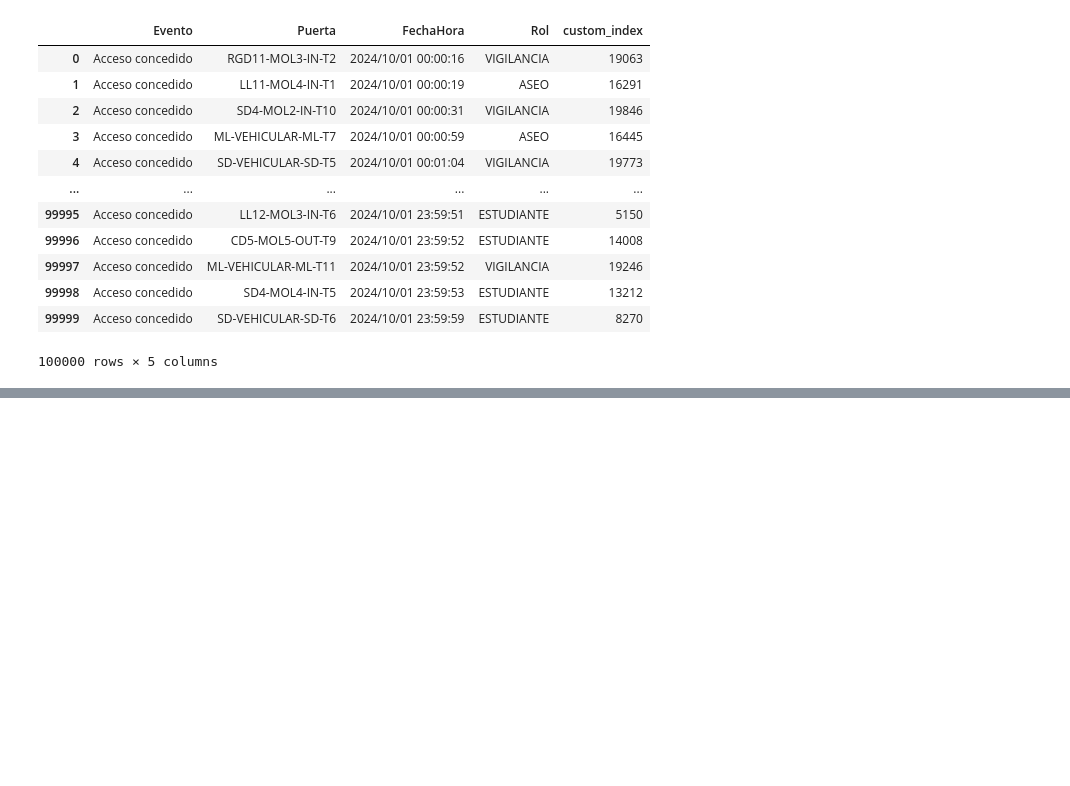
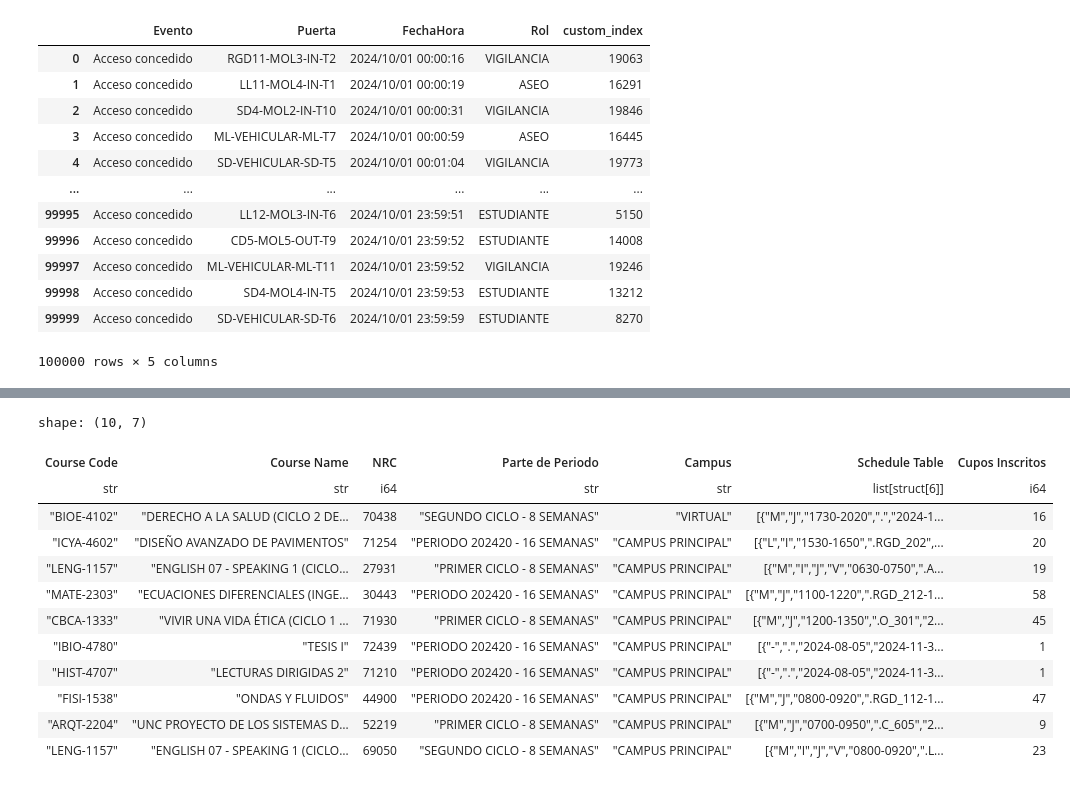
Before and after one commit to Sayala100/Thesis-SmartCampusVisualization, a Jupyter notebook: backend/notebooks/data_processing.ipynb, the cells around one changed output, grey strips where cells are left out. Saved outputs shown, nothing was run; the diff lists cells and outputs as text; code cells hidden in the pictures; blank space fills up the shorter version.

Commit message:
basic data clean

```diff
--- a/backend/notebooks/data_processing.ipynb
+++ b/backend/notebooks/data_processing.ipynb
@@ -133,0 +140,2 @@ for i, image in enumerate(images):
+# %%
+df = pl.read_csv('C:/Users/carlo/Desktop/2024-2/Tesis/Thesis-SmartCampusVisualization/scrap/formatted_data.csv', infer_schema_length=10000)
@@ -133,0 +153,21 @@ for i, image in enumerate(images):
+# %%
+# change the column type to list
+df = df.with_columns(
+    pl.col("Schedule Table").map_elements(literal_eval).alias("Schedule Table")
+)
+# %%
+df.sample(10)
+# %% [output]
+shape: (10, 7)
+| Course Code | Course Name | NRC | Parte de Periodo | Campus | Schedule Table | Cupos Inscritos |
+| str | str | i64 | str | str | list[struct[6]] | i64 |
+| "BIOE-4102" | "DERECHO A LA SALUD (CICLO 2 DE… | 70438 | "SEGUNDO CICLO - 8 SEMANAS" | "VIRTUAL" | [{"M","J","1730-2020",".","2024-1... | 16 |
+| "ICYA-4602" | "DISEÑO AVANZADO DE PAVIMENTOS" | 71254 | "PERIODO 202420 - 16 SEMANAS" | "CAMPUS PRINCIPAL" | [{"L","I","1530-1650",".RGD_202",... | 20 |
+| "LENG-1157" | "ENGLISH 07 - SPEAKING 1 (CICLO… | 27931 | "PRIMER CICLO - 8 SEMANAS" | "CAMPUS PRINCIPAL" | [{"M","I","J","V","0630-0750",".A... | 19 |
+| "MATE-2303" | "ECUACIONES DIFERENCIALES (INGE… | 30443 | "PERIODO 202420 - 16 SEMANAS" | "CAMPUS PRINCIPAL" | [{"M","J","1100-1220",".RGD_212-1... | 58 |
+| "CBCA-1333" | "VIVIR UNA VIDA ÉTICA (CICLO 1 … | 71930 | "PRIMER CICLO - 8 SEMANAS" | "CAMPUS PRINCIPAL" | [{"M","J","1200-1350",".O_301","2... | 45 |
+| "IBIO-4780" | "TESIS I" | 72439 | "PERIODO 202420 - 16 SEMANAS" | "CAMPUS PRINCIPAL" | [{"-",".","2024-08-05","2024-11-3... | 1 |
+| "HIST-4707" | "LECTURAS DIRIGIDAS 2" | 71210 | "PERIODO 202420 - 16 SEMANAS" | "CAMPUS PRINCIPAL" | [{"-",".","2024-08-05","2024-11-3... | 1 |
+| "FISI-1538" | "ONDAS Y FLUIDOS" | 44900 | "PERIODO 202420 - 16 SEMANAS" | "CAMPUS PRINCIPAL" | [{"M","J","0800-0920",".RGD_112-1... | 47 |
+| "ARQT-2204" | "UNC PROYECTO DE LOS SISTEMAS D… | 52219 | "PRIMER CICLO - 8 SEMANAS" | "CAMPUS PRINCIPAL" | [{"M","J","0700-0950",".C_605","2... | 9 |
+| "LENG-1157" | "ENGLISH 07 - SPEAKING 1 (CICLO… | 69050 | "SEGUNDO CICLO - 8 SEMANAS" | "CAMPUS PRINCIPAL" | [{"M","I","J","V","0800-0920",".L... | 23 |
```
Also changed, not shown: parts of 5 cells of this notebook.
